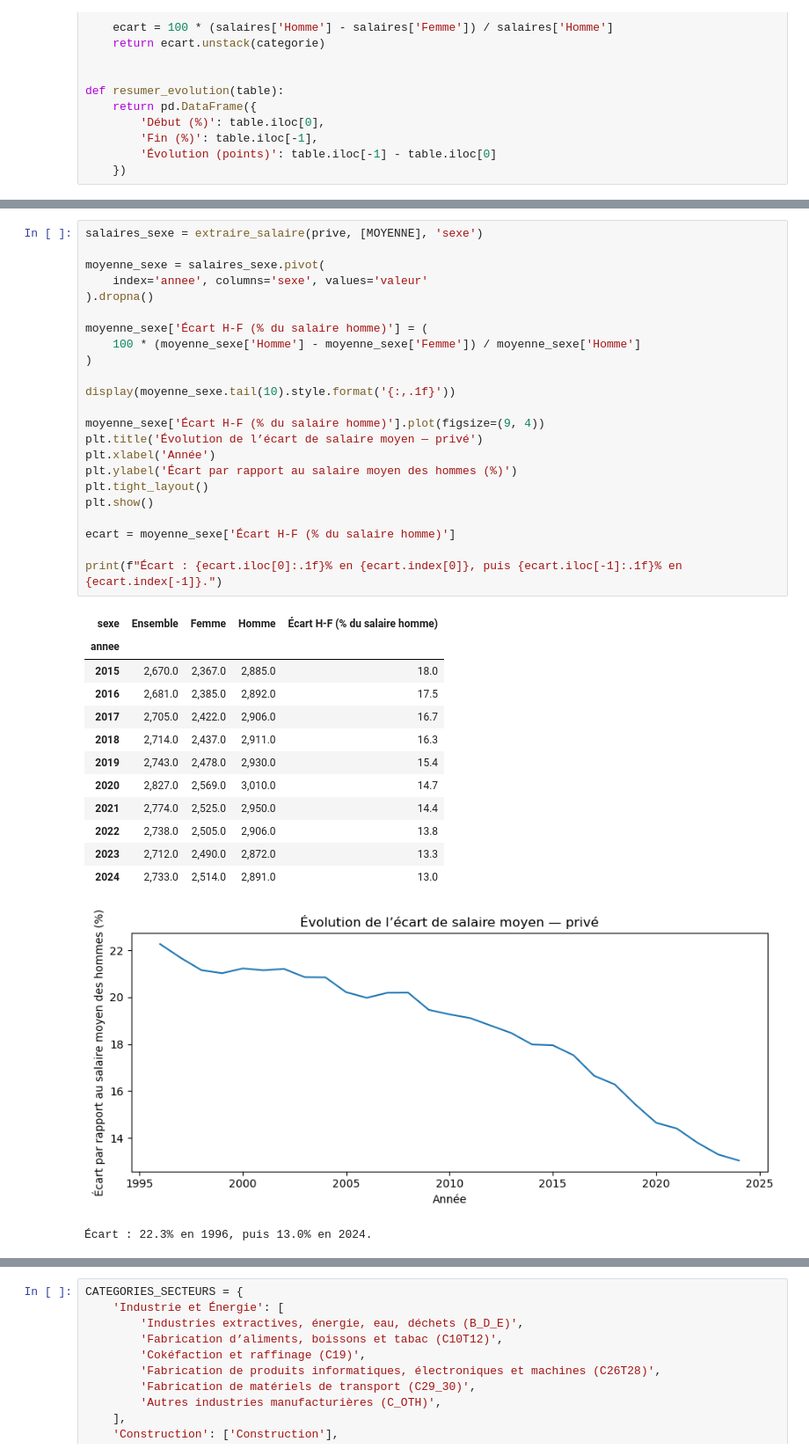
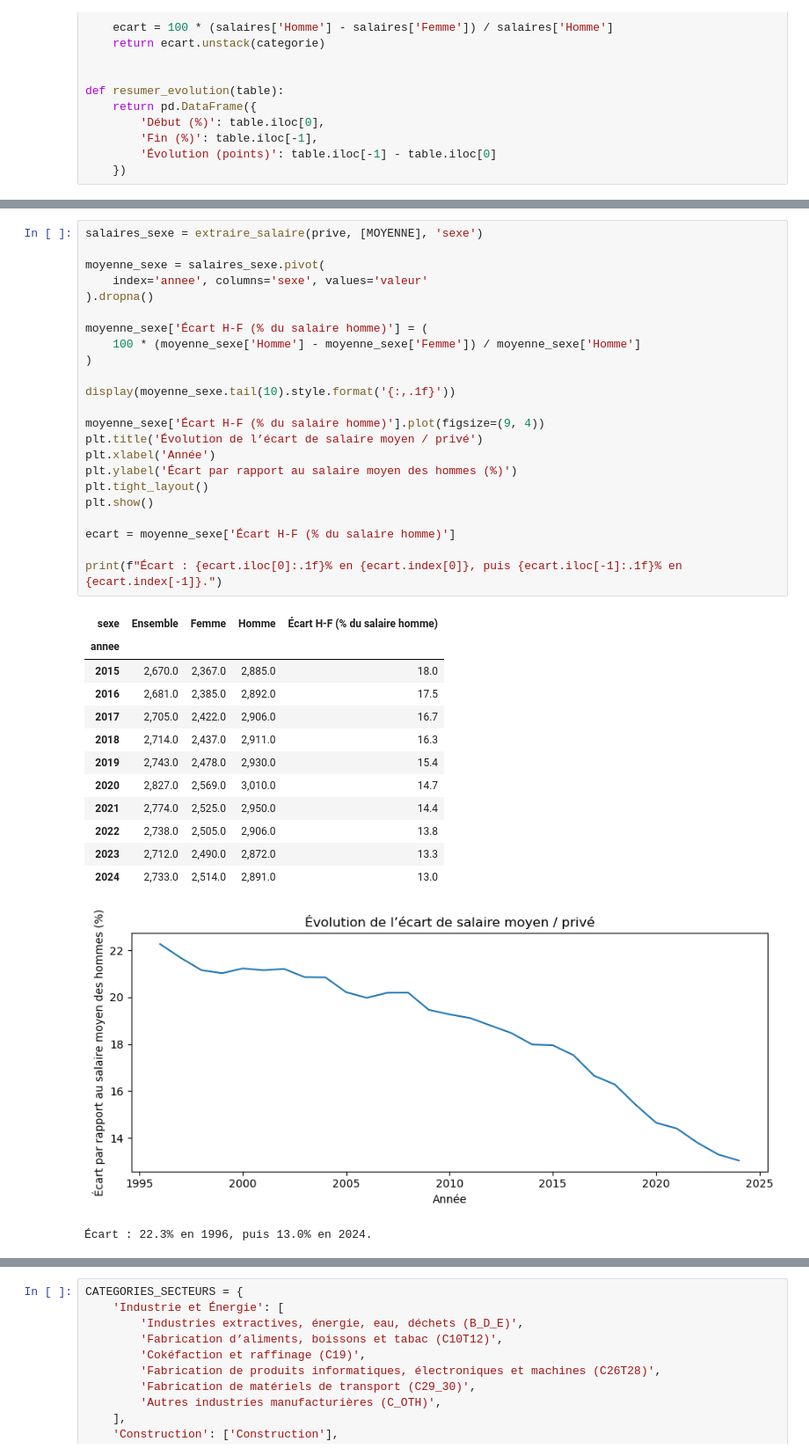
Before and after one commit to YanisY-stack/ProjetPython, a Jupyter notebook: Statistiques_descriptives.ipynb, the cells around one changed output, grey strips where cells are left out. Shown at 88% size. Drawn from its saved outputs; the diff is of its cells as text.

```diff
--- a/Statistiques_descriptives.ipynb
+++ b/Statistiques_descriptives.ipynb
@@ -103,35 +101,35 @@ moyenne_sexe = salaires_sexe.pivot(
 ).dropna()
 
 moyenne_sexe['Écart H-F (% du salaire homme)'] = (
     100 * (moyenne_sexe['Homme'] - moyenne_sexe['Femme']) / moyenne_sexe['Homme']
 )
 
 display(moyenne_sexe.tail(10).style.format('{:,.1f}'))
 
 moyenne_sexe['Écart H-F (% du salaire homme)'].plot(figsize=(9, 4))
-plt.title('Évolution de l’écart de salaire moyen — privé')
+plt.title('Évolution de l’écart de salaire moyen / privé')
 plt.xlabel('Année')
 plt.ylabel('Écart par rapport au salaire moyen des hommes (%)')
 plt.tight_layout()
 plt.show()
 
 ecart = moyenne_sexe['Écart H-F (% du salaire homme)']
 
 print(f"Écart : {ecart.iloc[0]:.1f}% en {ecart.index[0]}, puis {ecart.iloc[-1]:.1f}% en {ecart.index[-1]}.")
 # %% [output]
 | sexe | Ensemble | Femme | Homme | Écart H-F (% du salaire homme) |
 | annee |  |  |  |  |
 | 2015 | 2,670.0 | 2,367.0 | 2,885.0 | 18.0 |
 | 2016 | 2,681.0 | 2,385.0 | 2,892.0 | 17.5 |
 | 2017 | 2,705.0 | 2,422.0 | 2,906.0 | 16.7 |
 | 2018 | 2,714.0 | 2,437.0 | 2,911.0 | 16.3 |
 | 2019 | 2,743.0 | 2,478.0 | 2,930.0 | 15.4 |
 | 2020 | 2,827.0 | 2,569.0 | 3,010.0 | 14.7 |
 | 2021 | 2,774.0 | 2,525.0 | 2,950.0 | 14.4 |
 | 2022 | 2,738.0 | 2,505.0 | 2,906.0 | 13.8 |
 | 2023 | 2,712.0 | 2,490.0 | 2,872.0 | 13.3 |
 | 2024 | 2,733.0 | 2,514.0 | 2,891.0 | 13.0 |
-[figure, old version]
+[figure, new version]
 Écart : 22.3% en 1996, puis 13.0% en 2024.
 # %% [markdown]
 ## 3. Évolution de l’écart salarial par grande catégorie
```
Also changed, not shown: parts of 10 cells of this notebook.
